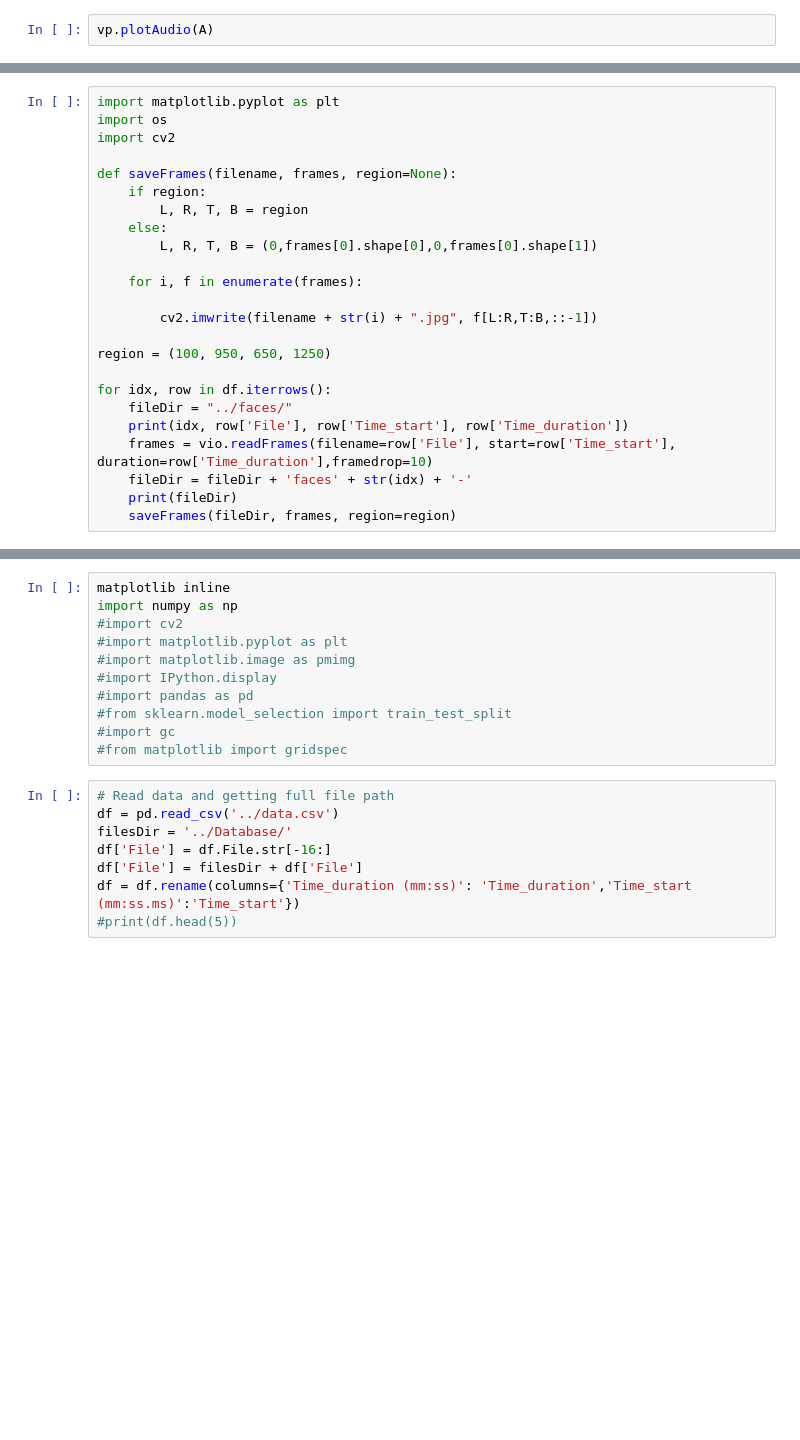
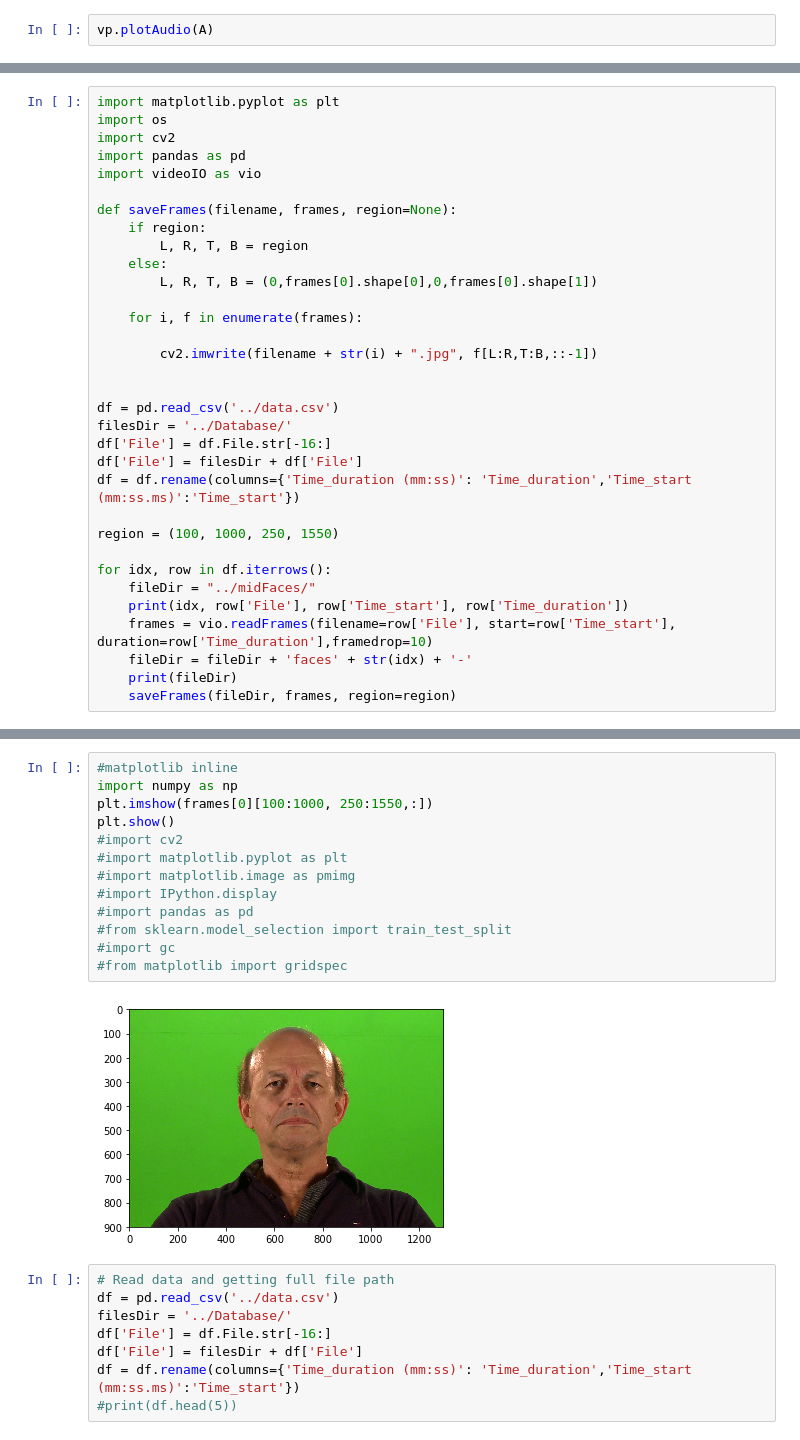
Before and after one commit to Deangelogn/vLib, a Jupyter notebook: vLib_Debbug.ipynb, the cells around one changed output, grey strips where cells are left out. Saved outputs shown, nothing was run; the diff lists cells and outputs as text; blank space fills up the shorter version.

Commit message:
audio and video functions

```diff
--- a/vLib_Debbug.ipynb
+++ b/vLib_Debbug.ipynb
@@ -335,6 +487,8 @@ for r in rect:
 import matplotlib.pyplot as plt
 import os
 import cv2
+import pandas as pd
+import videoIO as vio
 
 def saveFrames(filename, frames, region=None):
     if region:
@@ -346,10 +500,17 @@ def saveFrames(filename, frames, region=None):
 
         cv2.imwrite(filename + str(i) + ".jpg", f[L:R,T:B,::-1])
 
-region = (100, 950, 650, 1250)
+
+df = pd.read_csv('../data.csv')
+filesDir = '../Database/'
+df['File'] = df.File.str[-16:]
+df['File'] = filesDir + df['File']
+df = df.rename(columns={'Time_duration (mm:ss)': 'Time_duration','Time_start (mm:ss.ms)':'Time_start'})
+
+region = (100, 1000, 250, 1550)
 
 for idx, row in df.iterrows():
-    fileDir = "../faces/"
+    fileDir = "../midFaces/"
     print(idx, row['File'], row['Time_start'], row['Time_duration'])
     frames = vio.readFrames(filename=row['File'], start=row['Time_start'], duration=row['Time_duration'],framedrop=10)
     fileDir = fileDir + 'faces' + str(idx) + '-'
@@ -358,14 +537,18 @@ for idx, row in df.iterrows():
 # %%
-matplotlib inline
+#matplotlib inline
 import numpy as np
+plt.imshow(frames[0][100:1000, 250:1550,:])
+plt.show()
 #import cv2
 #import matplotlib.pyplot as plt
 #import matplotlib.image as pmimg
 #import IPython.display
 #import pandas as pd
 #from sklearn.model_selection import train_test_split
 #import gc
 #from matplotlib import gridspec
+# %% [output]
+[figure, added]
 # %%
 # Read data and getting full file path
 df = pd.read_csv('../data.csv')
```
Also changed, not shown: parts of 8 cells of this notebook.
